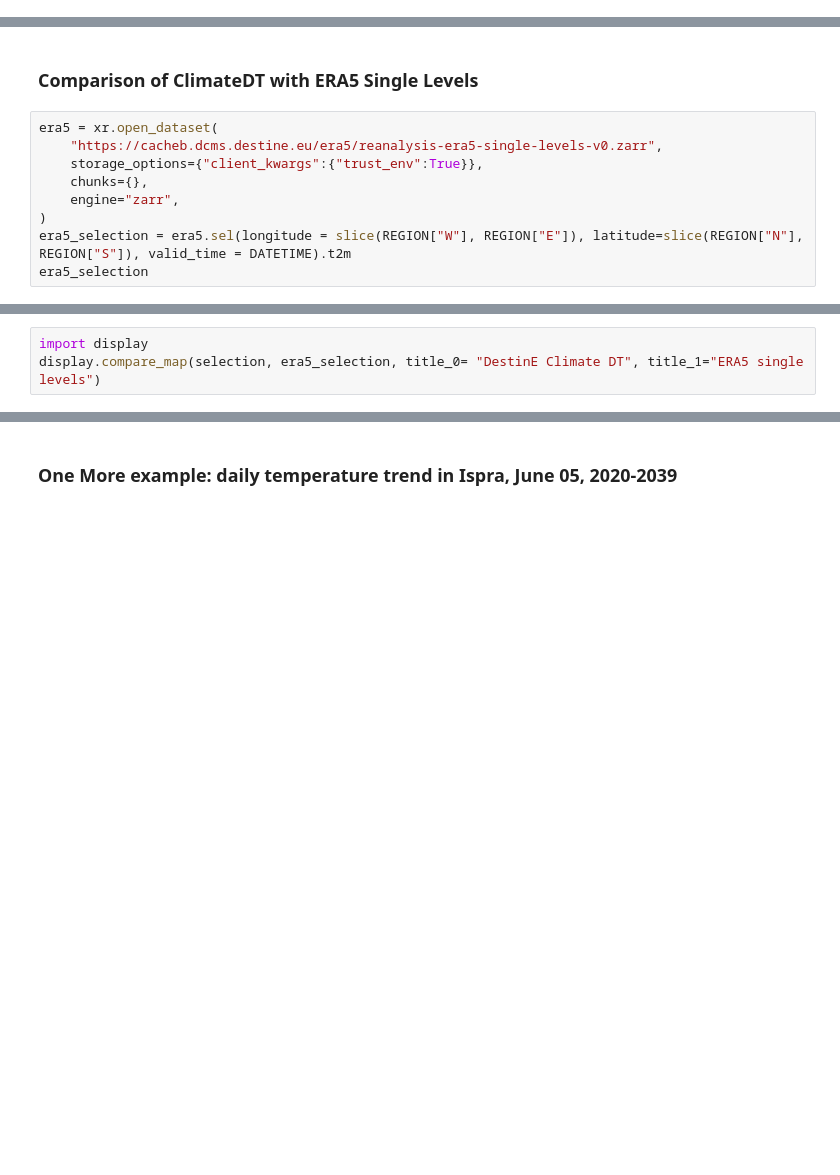
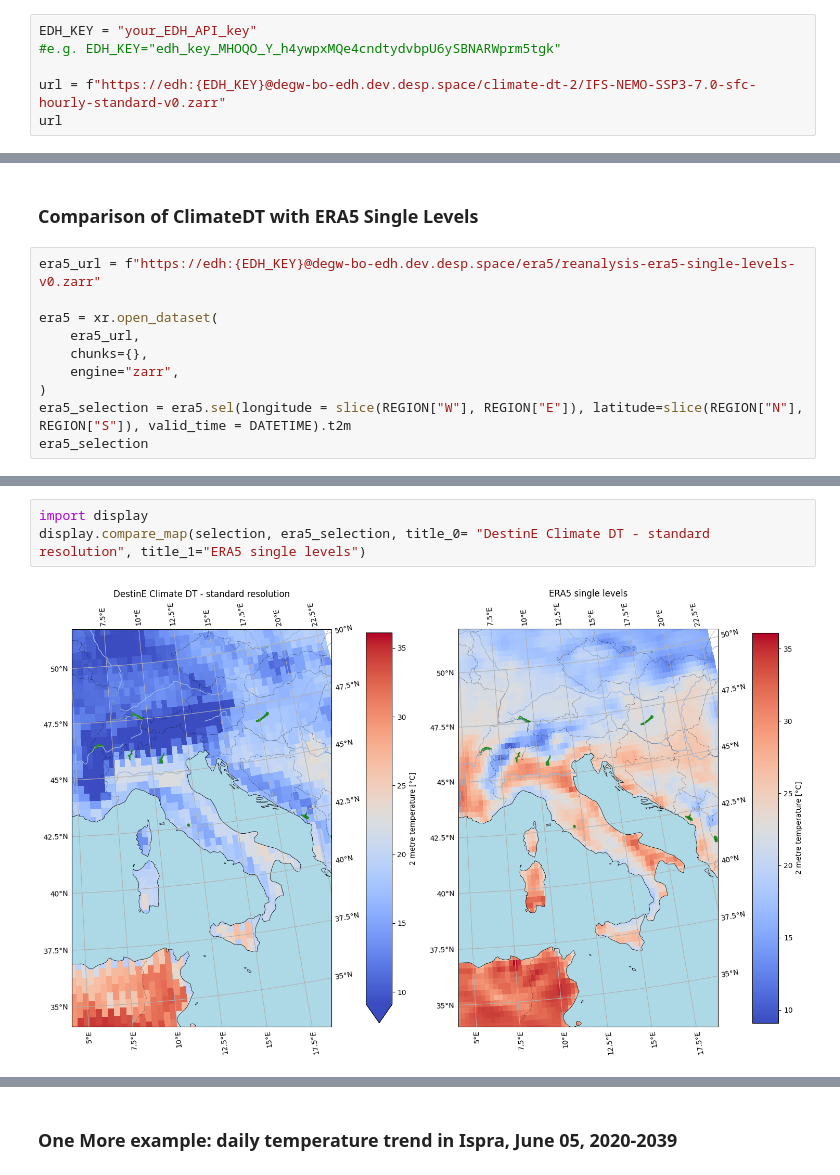
Before and after one commit to SercoSPA/DESP-UserWorkflowService-Templates, a Jupyter notebook: EarthDataHub/JRC-workshop-demo.ipynb, the cells around one changed output, grey strips where cells are left out. Saved outputs shown, nothing was run; the diff lists cells and outputs as text; blank space fills up the shorter version.

```diff
--- a/EarthDataHub/JRC-workshop-demo.ipynb
+++ b/EarthDataHub/JRC-workshop-demo.ipynb
@@ -17,2 +6,8 @@ with open(Path.home() / ".netrc", "w") as fp:
 # %% [markdown]
 ### Preview the dataset
+# %%
+EDH_KEY = "your_EDH_API_key"
+#e.g. EDH_KEY="edh_key_MHOQO_Y_h4ywpxMQe4cndtydvbpU6ySBNARWprm5tgk"
+
+url = f"https://edh:{EDH_KEY}@degw-bo-edh.dev.desp.space/climate-dt-2/IFS-NEMO-SSP3-7.0-sfc-hourly-standard-v0.zarr"
+url
@@ -61,9 +112,10 @@ selection.plot() # quick Xarray plot, not very pretty
 # %% [markdown]
 ### Comparison of ClimateDT with ERA5 Single Levels
 # %%
+era5_url = f"https://edh:{EDH_KEY}@degw-bo-edh.dev.desp.space/era5/reanalysis-era5-single-levels-v0.zarr"
+
 era5 = xr.open_dataset(
-    "https://cacheb.dcms.destine.eu/era5/reanalysis-era5-single-levels-v0.zarr",
-    storage_options={"client_kwargs":{"trust_env":True}},
+    era5_url,
     chunks={},
     engine="zarr",
 )
@@ -76,5 +174,7 @@ era5_selection.load()
 # %%
 import display
-display.compare_map(selection, era5_selection, title_0= "DestinE Climate DT", title_1="ERA5 single levels")
+display.compare_map(selection, era5_selection, title_0= "DestinE Climate DT - standard resolution", title_1="ERA5 single levels")
+# %% [output]
+[figure, added]
 # %%
 display.compare_map(selection, era5_selection, title_0= "DestinE Climate DT", title_1="ERA5 single levels", contour=True)
```
Also changed, not shown: parts of 25 cells of this notebook, 5 other files.
